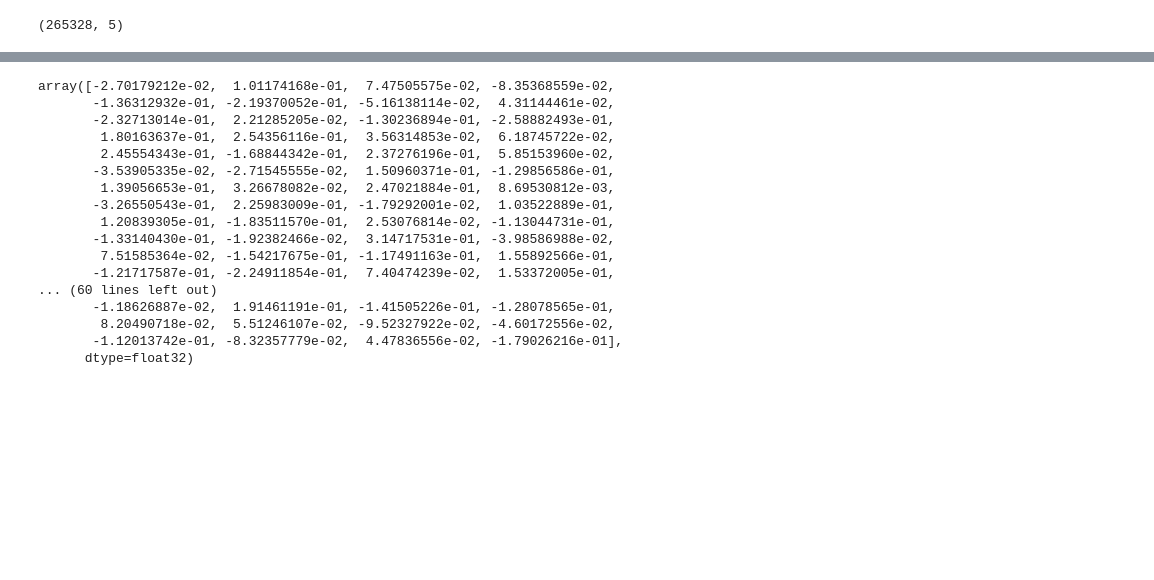
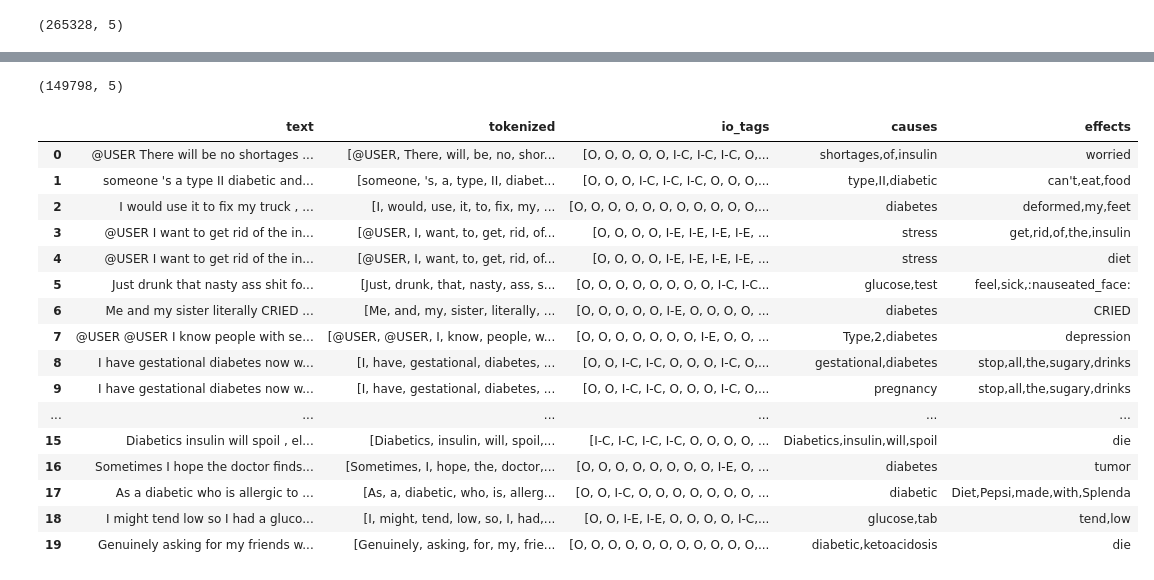
Before and after one commit to WDDS/Causal-associations-diabetes-twitter, a Jupyter notebook: Network analysis.ipynb, the cells around one changed output, grey strips where cells are left out. Cells and saved outputs as stored; diff of their text form; code cells hidden in the pictures; blank space fills up the shorter version.

```diff
--- a/Network analysis.ipynb
+++ b/Network analysis.ipynb
@@ -133,27 +178,33 @@ df_new.head()
+# %%
+################## SPLIT CAUSES AND EFFECTS s.t. each row has one cause and one effect #######################
+df_new = df_new.assign(causes=df_new["causes"].str.split(";")).explode("causes")
+df_new = df_new.assign(effects=df_new["effects"].str.split(";")).explode("effects")
+df_new.reset_index(drop=True, inplace=True)
+print(df_new.shape)
+df_new.head(20)
+# %% [output]
+(149798, 5)
+|  | text | tokenized | io_tags | causes | effects |
+| 0 | @USER There will be no shortages ... | [@USER, There, will, be, no, shor... | [O, O, O, O, O, I-C, I-C, I-C, O,... | shortages,of,insulin | worried |
+| 1 | someone 's a type II diabetic and... | [someone, 's, a, type, II, diabet... | [O, O, O, I-C, I-C, I-C, O, O, O,... | type,II,diabetic | can't,eat,food |
+| 2 | I would use it to fix my truck , ... | [I, would, use, it, to, fix, my, ... | [O, O, O, O, O, O, O, O, O, O, O,... | diabetes | deformed,my,feet |
+| 3 | @USER I want to get rid of the in... | [@USER, I, want, to, get, rid, of... | [O, O, O, O, I-E, I-E, I-E, I-E, ... | stress | get,rid,of,the,insulin |
+| 4 | @USER I want to get rid of the in... | [@USER, I, want, to, get, rid, of... | [O, O, O, O, I-E, I-E, I-E, I-E, ... | stress | diet |
+| 5 | Just drunk that nasty ass shit fo... | [Just, drunk, that, nasty, ass, s... | [O, O, O, O, O, O, O, O, I-C, I-C... | glucose,test | feel,sick,:nauseated_face: |
+| 6 | Me and my sister literally CRIED ... | [Me, and, my, sister, literally, ... | [O, O, O, O, O, I-E, O, O, O, O, ... | diabetes | CRIED |
+| 7 | @USER @USER I know people with se... | [@USER, @USER, I, know, people, w... | [O, O, O, O, O, O, O, I-E, O, O, ... | Type,2,diabetes | depression |
+| 8 | I have gestational diabetes now w... | [I, have, gestational, diabetes, ... | [O, O, I-C, I-C, O, O, O, I-C, O,... | gestational,diabetes | stop,all,the,sugary,drinks |
+| 9 | I have gestational diabetes now w... | [I, have, gestational, diabetes, ... | [O, O, I-C, I-C, O, O, O, I-C, O,... | pregnancy | stop,all,the,sugary,drinks |
+| ... | ... | ... | ... | ... | ... |
+| 15 | Diabetics insulin will spoil , el... | [Diabetics, insulin, will, spoil,... | [I-C, I-C, I-C, I-C, O, O, O, O, ... | Diabetics,insulin,will,spoil | die |
+| 16 | Sometimes I hope the doctor finds... | [Sometimes, I, hope, the, doctor,... | [O, O, O, O, O, O, O, O, I-E, O, ... | diabetes | tumor |
+| 17 | As a diabetic who is allergic to ... | [As, a, diabetic, who, is, allerg... | [O, O, I-C, O, O, O, O, O, O, O, ... | diabetic | Diet,Pepsi,made,with,Splenda |
+| 18 | I might tend low so I had a gluco... | [I, might, tend, low, so, I, had,... | [O, O, I-E, I-E, O, O, O, O, I-C,... | glucose,tab | tend,low |
+| 19 | Genuinely asking for my friends w... | [Genuinely, asking, for, my, frie... | [O, O, O, O, O, O, O, O, O, O, O,... | diabetic,ketoacidosis | die |
 # %%
 ########## load FastText vectors #####################
 from gensim.models.fasttext import FastText
 model = FastText.load(path_we)
-# %%
-model["covid"]
-# %% [output]
-array([-2.70179212e-02,  1.01174168e-01,  7.47505575e-02, -8.35368559e-02,
-       -1.36312932e-01, -2.19370052e-01, -5.16138114e-02,  4.31144461e-02,
-       -2.32713014e-01,  2.21285205e-02, -1.30236894e-01, -2.58882493e-01,
-        1.80163637e-01,  2.54356116e-01,  3.56314853e-02,  6.18745722e-02,
-        2.45554343e-01, -1.68844342e-01,  2.37276196e-01,  5.85153960e-02,
-       -3.53905335e-02, -2.71545555e-02,  1.50960371e-01, -1.29856586e-01,
-        1.39056653e-01,  3.26678082e-02,  2.47021884e-01,  8.69530812e-03,
-       -3.26550543e-01,  2.25983009e-01, -1.79292001e-02,  1.03522889e-01,
-        1.20839305e-01, -1.83511570e-01,  2.53076814e-02, -1.13044731e-01,
-       -1.33140430e-01, -1.92382466e-02,  3.14717531e-01, -3.98586988e-02,
-        7.51585364e-02, -1.54217675e-01, -1.17491163e-01,  1.55892566e-01,
-       -1.21717587e-01, -2.24911854e-01,  7.40474239e-02,  1.53372005e-01,
-... (60 lines left out)
-       -1.18626887e-02,  1.91461191e-01, -1.41505226e-01, -1.28078565e-01,
-        8.20490718e-02,  5.51246107e-02, -9.52327922e-02, -4.60172556e-02,
-       -1.12013742e-01, -8.32357779e-02,  4.47836556e-02, -1.79026216e-01],
-      dtype=float32)
 # %%
 # Take random causes + effects to cluster manually
 #df_new.sample(n=1000, random_state=0).effects.values.tolist()
```
Also changed, not shown: parts of 28 cells of this notebook, 10 other files.
